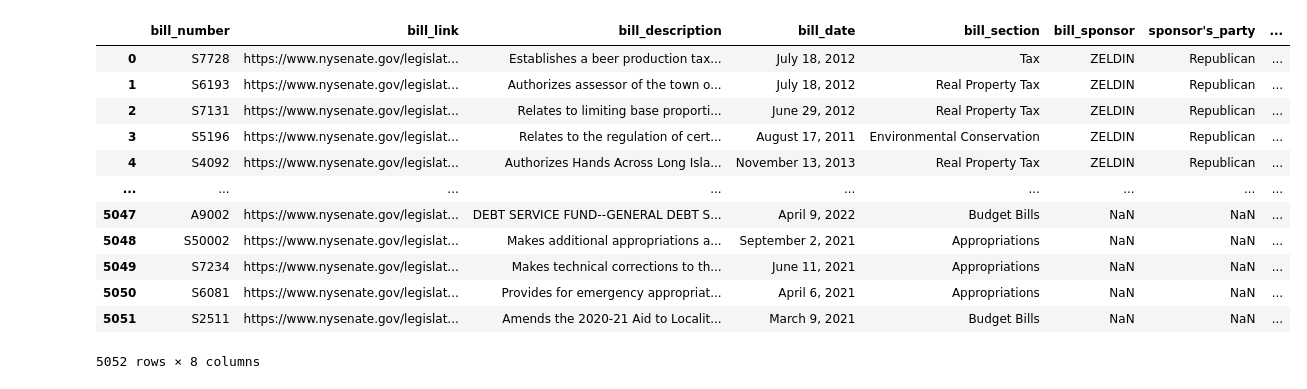
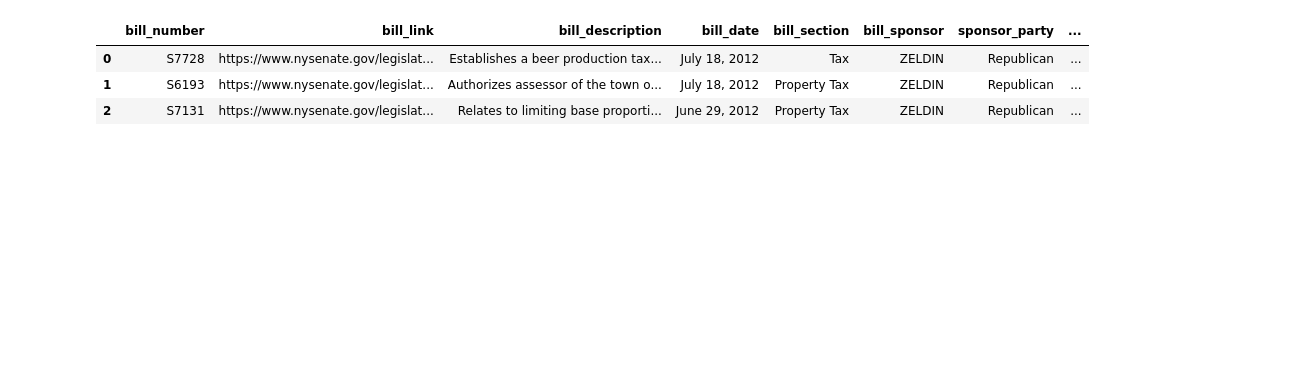
Before and after one commit to areenaarora/new-york-senate_scrape, a Jupyter notebook: Analyses.ipynb, the cells around one changed output. Saved outputs shown, nothing was run; the diff lists cells and outputs as text; code cells hidden in the pictures; blank space fills up the shorter version.

```diff
--- a/Analyses.ipynb
+++ b/Analyses.ipynb
@@ -6,18 +6,9 @@ df.columns = df.columns.str.replace("-", "_")
 df.columns = df.columns.str.lower()
 pd.set_option('display.max_columns', None)
 # %%
-df
+df.head(3)
 # %% [output]
-|  | bill_number | bill_link | bill_description | bill_date | bill_section | bill_sponsor | sponsor's_party | ... |
+|  | bill_number | bill_link | bill_description | bill_date | bill_section | bill_sponsor | sponsor_party | ... |
 | 0 | S7728 | https://www.nysenate.gov/legislat... | Establishes a beer production tax... | July 18, 2012 | Tax | ZELDIN | Republican | ... |
-| 1 | S6193 | https://www.nysenate.gov/legislat... | Authorizes assessor of the town o... | July 18, 2012 | Real Property Tax | ZELDIN | Republican | ... |
-| 2 | S7131 | https://www.nysenate.gov/legislat... | Relates to limiting base proporti... | June 29, 2012 | Real Property Tax | ZELDIN | Republican | ... |
-| 3 | S5196 | https://www.nysenate.gov/legislat... | Relates to the regulation of cert... | August 17, 2011 | Environmental Conservation | ZELDIN | Republican | ... |
-| 4 | S4092 | https://www.nysenate.gov/legislat... | Authorizes Hands Across Long Isla... | November 13, 2013 | Real Property Tax | ZELDIN | Republican | ... |
-| ... | ... | ... | ... | ... | ... | ... | ... | ... |
-| 5047 | A9002 | https://www.nysenate.gov/legislat... | DEBT SERVICE FUND--GENERAL DEBT S... | April 9, 2022 | Budget Bills | NaN | NaN | ... |
-| 5048 | S50002 | https://www.nysenate.gov/legislat... | Makes additional appropriations a... | September 2, 2021 | Appropriations | NaN | NaN | ... |
-| 5049 | S7234 | https://www.nysenate.gov/legislat... | Makes technical corrections to th... | June 11, 2021 | Appropriations | NaN | NaN | ... |
-| 5050 | S6081 | https://www.nysenate.gov/legislat... | Provides for emergency appropriat... | April 6, 2021 | Appropriations | NaN | NaN | ... |
-| 5051 | S2511 | https://www.nysenate.gov/legislat... | Amends the 2020-21 Aid to Localit... | March 9, 2021 | Budget Bills | NaN | NaN | ... |
+| 1 | S6193 | https://www.nysenate.gov/legislat... | Authorizes assessor of the town o... | July 18, 2012 | Property Tax | ZELDIN | Republican | ... |
+| 2 | S7131 | https://www.nysenate.gov/legislat... | Relates to limiting base proporti... | June 29, 2012 | Property Tax | ZELDIN | Republican | ... |
-5052 rows × 8 columns
```
Also changed, not shown: parts of 12 cells of this notebook, 3 other files.
